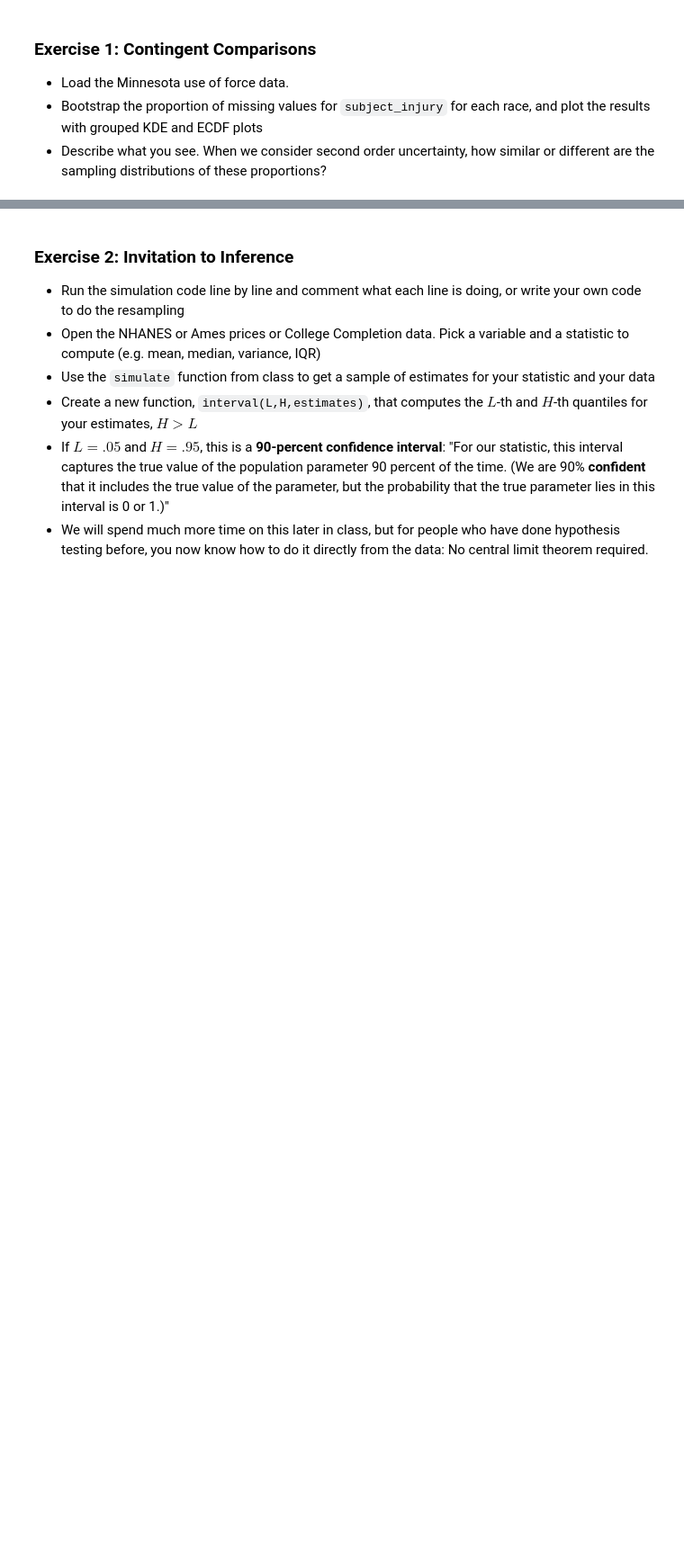
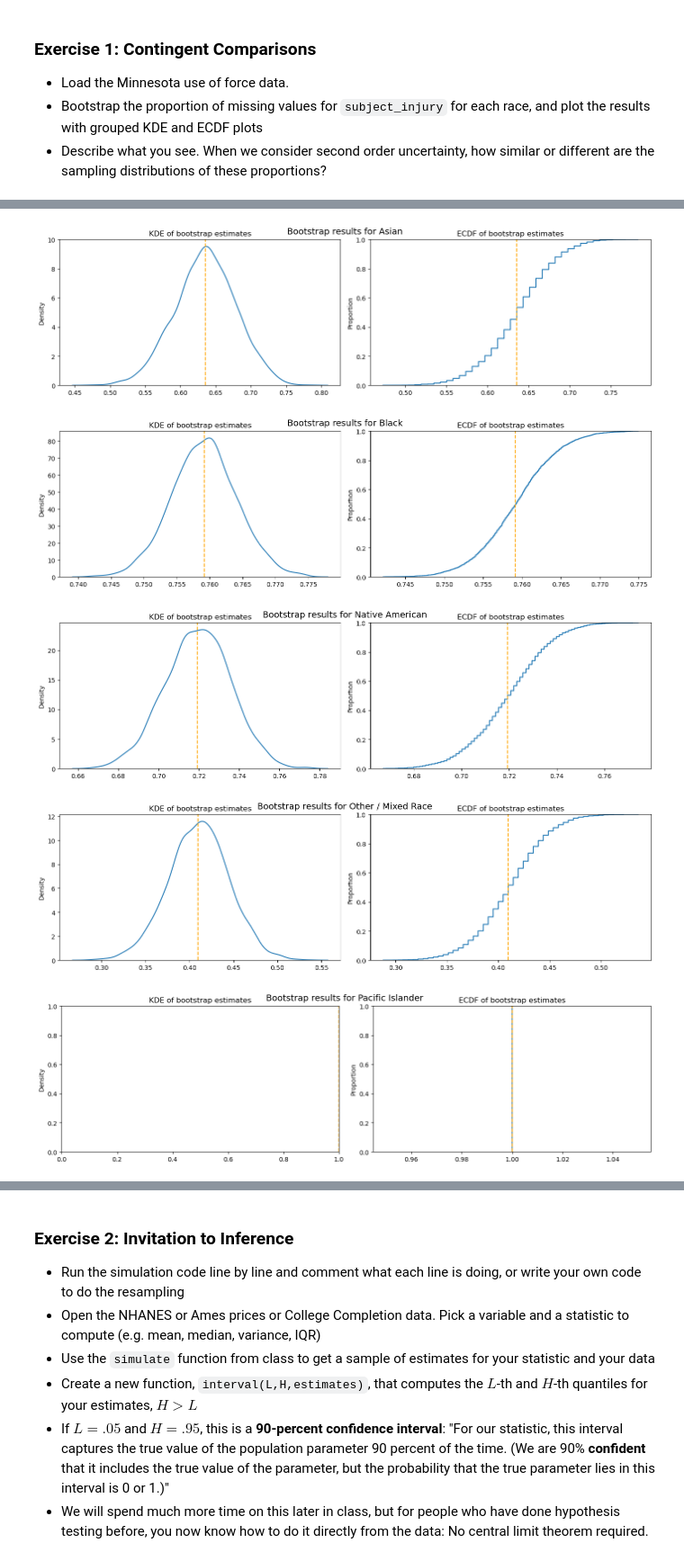
Before and after one commit to jack-joy/understanding_uncertainty_assignments, a Jupyter notebook: assignment_4.ipynb, the cells around one changed output, grey strips where cells are left out. Shown at 90% size. Cells and saved outputs as stored; diff of their text form; code cells hidden in the pictures; blank space fills up the shorter version.

```diff
--- a/assignment_4.ipynb
+++ b/assignment_4.ipynb
@@ -17,0 +67,50 @@ ds_nhanes = pd.read_csv('nhanes_data_17_18.csv')
+# %%
+import seaborn as sns
+import matplotlib.pyplot as plt
+import numpy as np
+
+# --- Ensure data quality (how often injury info is actually useful) by treating "Unknown" etc. as missing ---
+force['subject_injury'] = force['subject_injury'].replace(['', 'Unknown', 'NA', 'N/A'], np.nan)
+
+# --- Statistic function ---
+def stat(x):
+    """Proportion of missing values in subject_injury for this race group"""
+    return x.isna().mean()
+
+# --- Bootstrap simulate function ---
+def simulate(var, df, fcn, S=3000, plot=True):
+    x = df[var]
+    estimates = []
+    for s in range(S):
+        x_s = x.sample(frac=1.0, replace=True)  # bootstrap resample
+        stat_s = fcn(x_s)
+        estimates.append(stat_s)
+    estimates = np.array(estimates)
+
+    if plot:
+        fig, axes = plt.subplots(1, 2, figsize=(14, 4))
+        sns.kdeplot(estimates, ax=axes[0])
+        axes[0].axvline(x=fcn(x), color='orange', linestyle='--')
+        axes[0].set(title=f'KDE of bootstrap estimates')
+
+        sns.ecdfplot(estimates, ax=axes[1])
+        axes[1].axvline(x=fcn(x), color='orange', linestyle='--')
+        axes[1].set(title=f'ECDF of bootstrap estimates')
+
+        plt.tight_layout()
+
+    return estimates
+
+# --- Apply to each race group ---
+boot_results = {}
+for race, g in force.groupby("race"):
+    estimates = simulate("subject_injury", g, stat, S=3000, plot=True)
+    plt.suptitle(f"Bootstrap results for {race}", fontsize=14)
+    plt.show()
+    boot_results[race] = estimates
+# %% [output]
+[figure, added]
+[figure, added]
+[figure, added]
+[figure, added]
+[figure, added]
```
Also changed, not shown: parts of 12 cells of this notebook.
